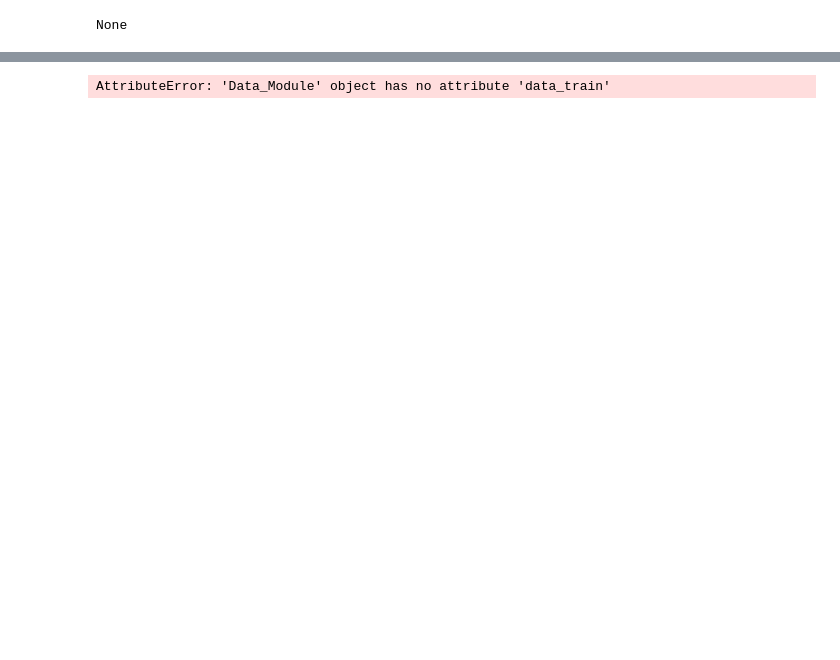
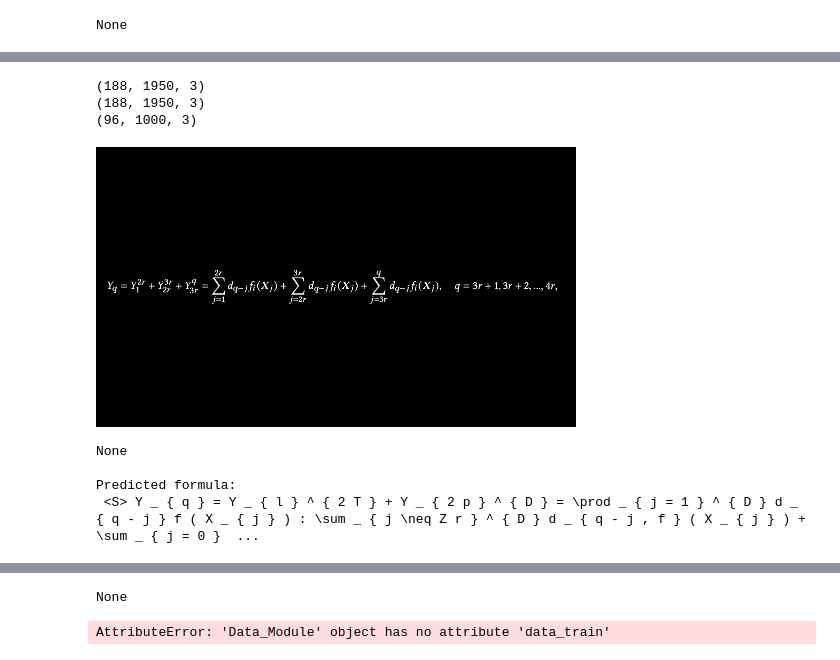
Before and after one commit to gmarus777/image-to-tex-OCR, a Jupyter notebook: Jupyter_Notebooks/LOCAL_INFERENCE.ipynb, the cells around one changed output, grey strips where cells are left out. Cells and saved outputs as stored; diff of their text form; code cells hidden in the pictures; blank space fills up the shorter version.

```diff
--- a/Jupyter_Notebooks/LOCAL_INFERENCE.ipynb
+++ b/Jupyter_Notebooks/LOCAL_INFERENCE.ipynb
@@ -654,0 +622,66 @@ None
+# %%
+### ALB
+
+my_image_path= "Jupyter_Notebooks/test_photos/Screen Shot_10.png"
+#my_image = Image.open(my_image_path).convert("L")
+my_image = cv2.imread(my_image_path)
+my_image =  cv2.cvtColor(my_image, cv2.COLOR_BGR2RGB)
+my_image= cv2.bitwise_not(my_image)
+#my_image = PIL.ImageOps.invert(my_image)
+
+
+
+
+#Thresholding
+#ret,my_image = cv2.threshold(my_image,127,255,cv2.THRESH_BINARY)
+
+
+non_zero = True
+
+# Find first non_zero pixel and crop to it
+if non_zero:
+    positions = np.nonzero(my_image)
+    top = positions[0].min()
+    bottom = positions[0].max()
+    left = positions[1].min()
+    right = positions[1].max()
+
+    my_image = cv2.rectangle(my_image, (left, top), (right, bottom), (0,0,0), 0)
+print(my_image.shape)
+
+
+
+
+if w>400:
+    #Thresholding
+    ret,my_image = cv2.threshold(my_image,127,255,cv2.THRESH_BINARY)
+
+h,w,c = my_image.shape
+aspect = h/w
+print(my_image.shape)
+
+if w>1600:
+    new_w = 1000
+    new_h = int(new_w*aspect)
+    my_image= cv2.resize(my_image, (new_w, new_h), interpolation= cv2.INTER_AREA)
+
+
+print(my_image.shape)
+
+my_image_tensor = dataset.image_transform_test_xl(image=np.array(my_image))['image'][:1]
+print(display(transform(my_image_tensor)))
+model.eval()
+print('\nPredicted formula:')
+with torch.no_grad():
+    my_prediction =  model.predict(my_image_tensor.unsqueeze(0).to(dev))
+print(token_to_strings(my_prediction))
+print(display(Math(token_to_strings(my_prediction))))
+# %% [output]
+(188, 1950, 3)
+(188, 1950, 3)
+(96, 1000, 3)
+[figure, added]
+None
+
+Predicted formula:
+ <S> Y _ { q } = Y _ { l } ^ { 2 T } + Y _ { 2 p } ^ { D } = \prod _ { j = 1 } ^ { D } d _ { q - j } f ( X _ { j } ) : \sum _ { j \neq Z r } ^ { D } d _ { q - j , f } ( X _ { j } ) + \sum _ { j = 0 }  ...
@@ -655,3 +689,4 @@ None
+None
 # %%
 # DISREGARD this uses wrong transformations
 
```
Also changed, not shown: parts of 10 cells of this notebook, 5 other files.
